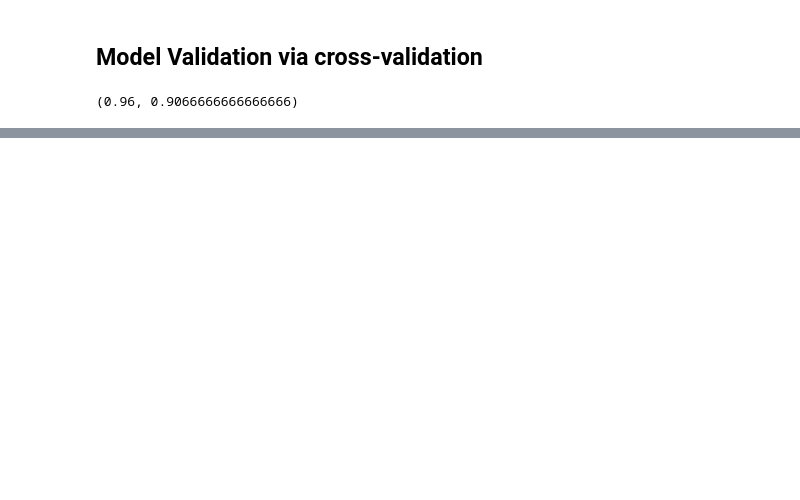
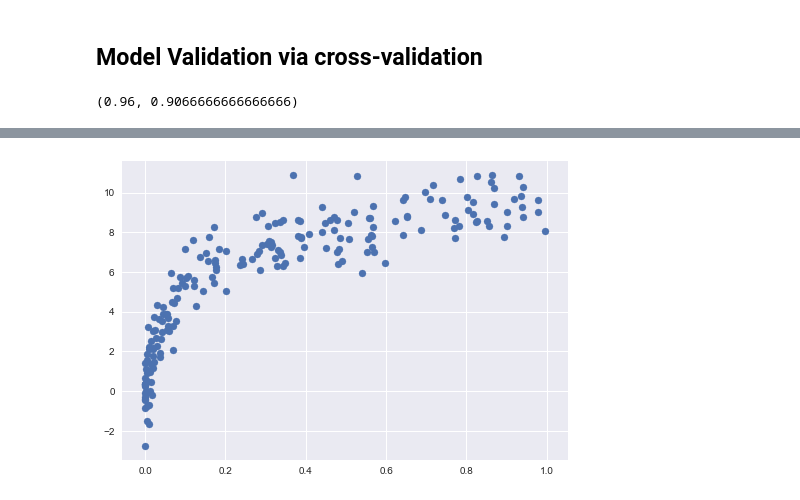
Before and after one commit to mvrieze/firepit, a Jupyter notebook: PythonDataScienceHandbook_Validation.ipynb, the cells around one changed output, grey strips where cells are left out. Cells and saved outputs as stored; diff of their text form; code cells hidden in the pictures; blank space fills up the shorter version.

```diff
--- a/PythonDataScienceHandbook_Validation.ipynb
+++ b/PythonDataScienceHandbook_Validation.ipynb
@@ -60,0 +143,6 @@ accuracy_score(y1, y1_model), accuracy_score(y2,y2_model)
+# %%
+# Generate dataset with a factor 5x more points than previous data set
+X2, y2 = make_data(200)
+plt.scatter(X2.ravel(),y2);
+# %% [output]
+[figure, added]
```
Also changed, not shown: parts of 15 cells of this notebook.
